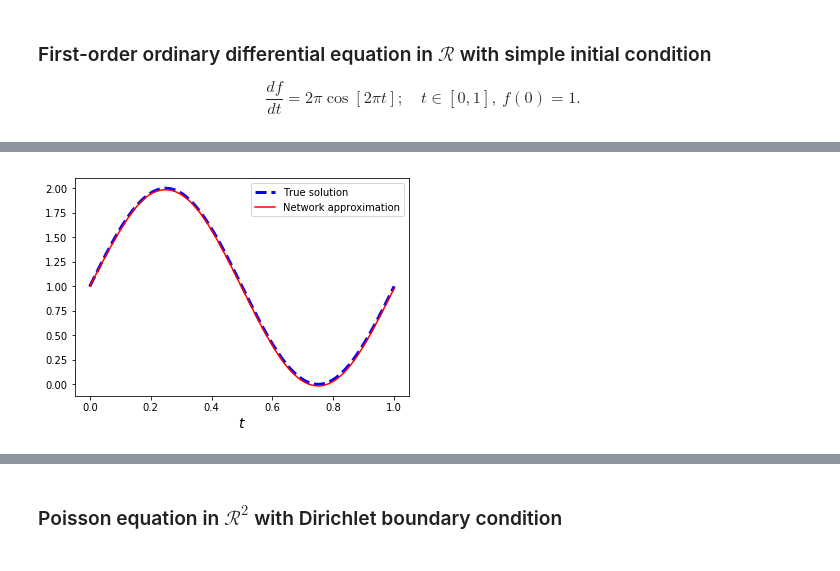
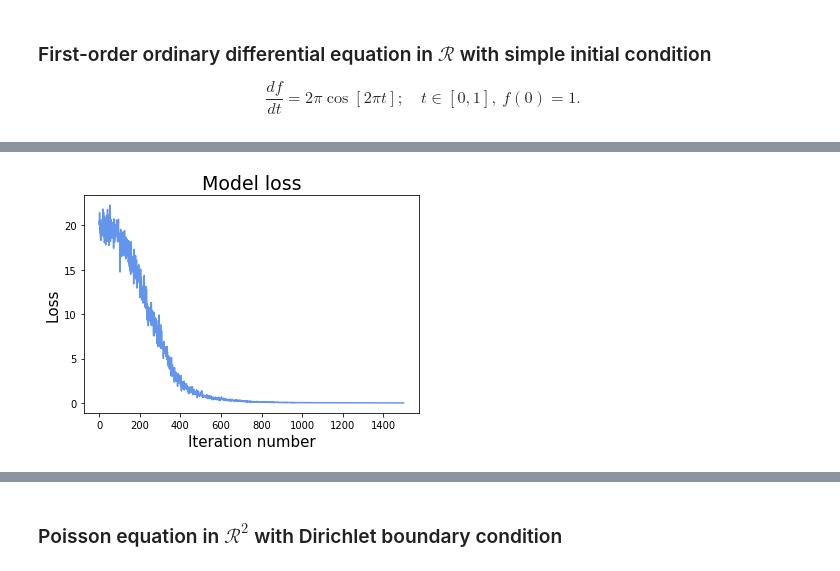
Before and after one commit to analysiscenter/pydens, a Jupyter notebook: tutorials/PDE_solving.ipynb, the cells around one changed output, grey strips where cells are left out. Drawn from its saved outputs; the diff is of its cells as text; code cells hidden in the pictures.

```diff
--- a/tutorials/PDE_solving.ipynb
+++ b/tutorials/PDE_solving.ipynb
@@ -237,13 +230,5 @@ plt.show()
-# %%
-# plot real solution and network approximation
-sol = lambda t: np.sin(2 * np.pi * t) + 1
-pts = np.linspace(0, 1, 200).reshape(-1, 1)
-approxs = dg.solve(pts)
-true = [sol(t[0]) for t in pts]
-plt.plot(pts, true, 'b--', linewidth=3, label='True solution')
-plt.plot(pts, approxs, 'r', label='Network approximation')
-plt.xlabel(r'$t$', fontdict={'fontsize': 14})
-plt.legend()
-plt.show()
-# %% [output]
-[figure, removed]
+# %%
+# plot loss
+plot_loss(dg.loss, color='cornflowerblue')
+# %% [output]
+[figure, added]
```
Also changed, not shown: parts of 21 cells of this notebook, 2 other files.
